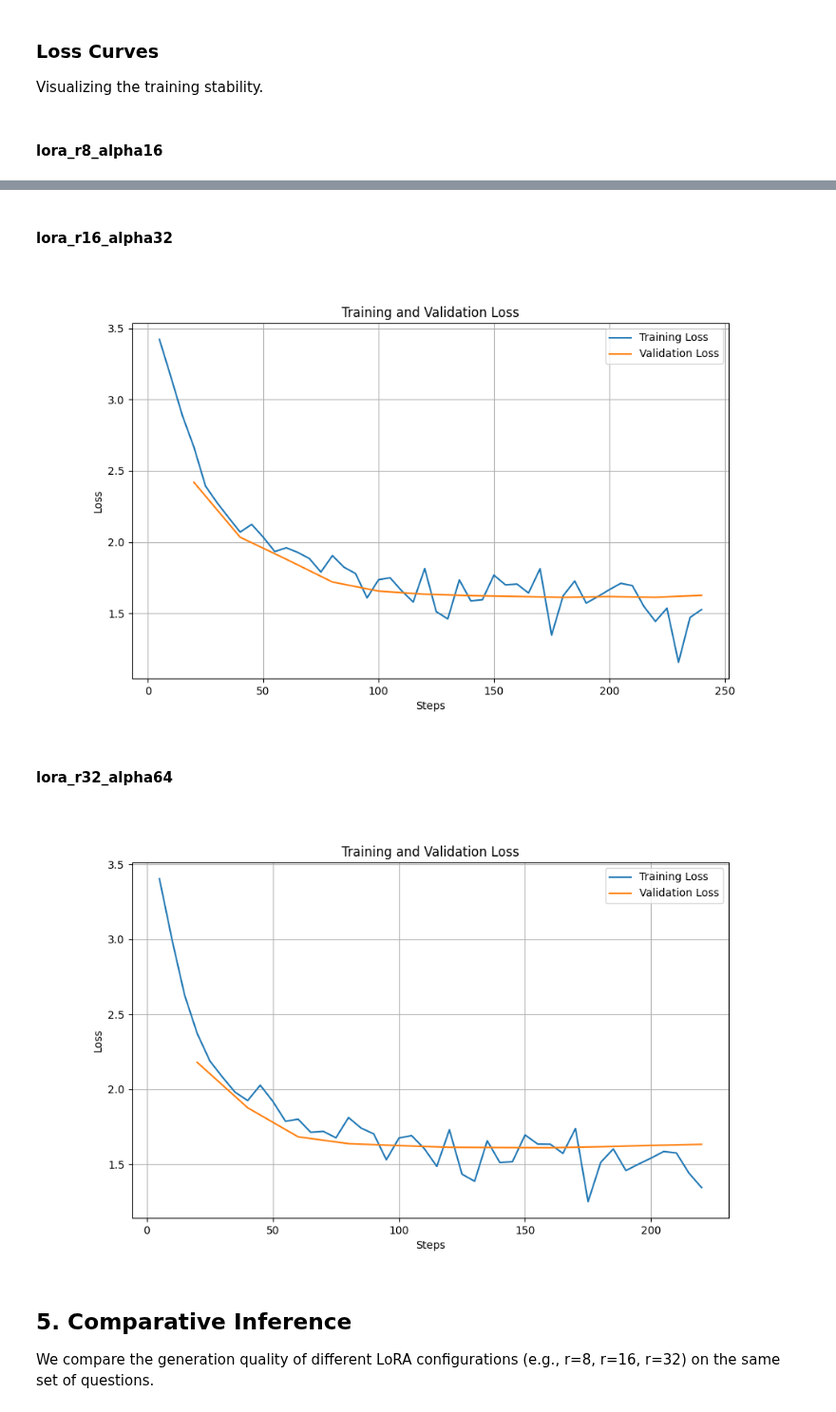
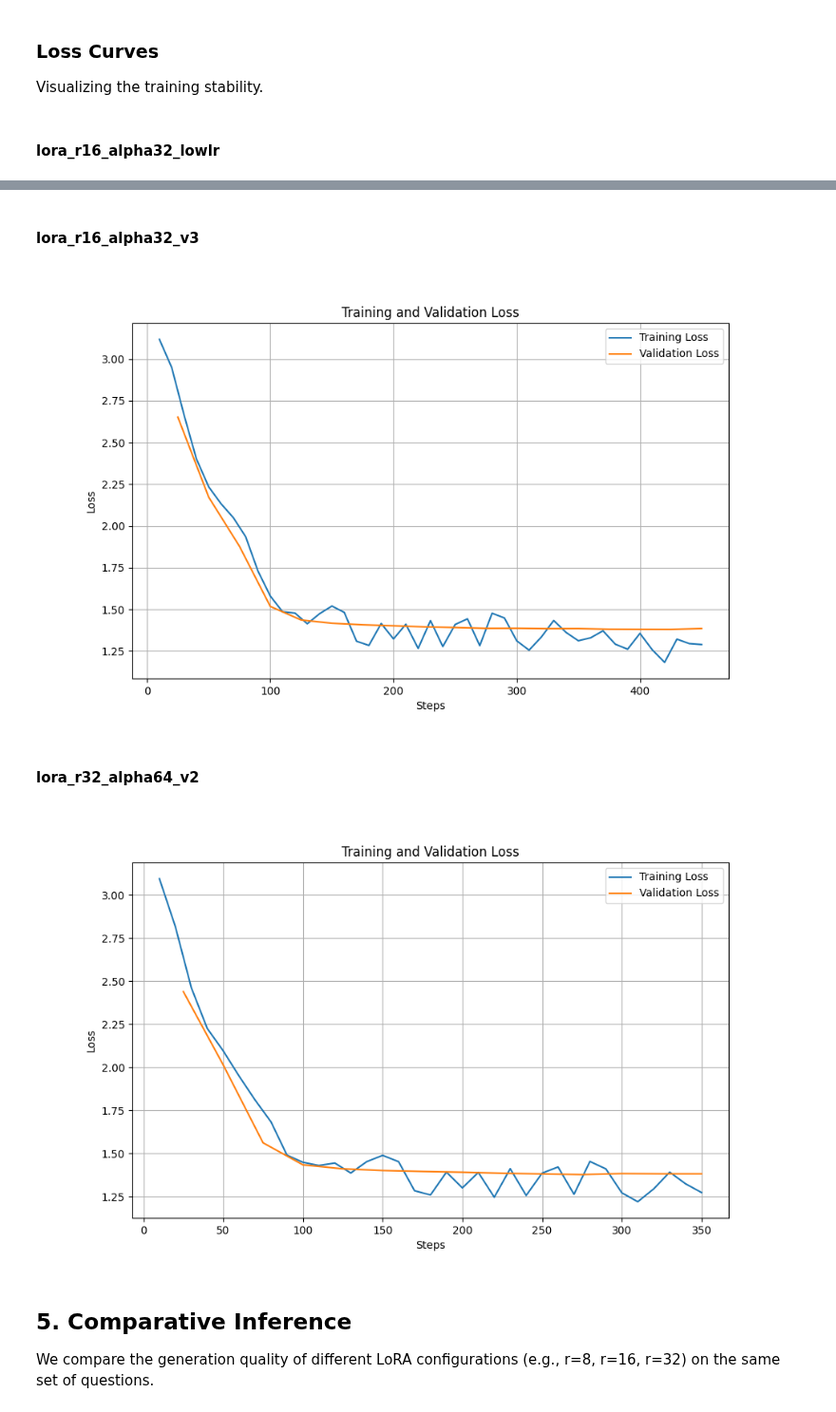
Before and after one commit to xt2201/finetune-qwen2.5-1.5b-ai-medical-chatbot, a Jupyter notebook: notebooks/notebook.ipynb, the cells around one changed output, grey strips where cells are left out. Shown at 95% size. Saved outputs shown, nothing was run; the diff lists cells and outputs as text; code cells hidden in the pictures.

```diff
--- a/notebooks/notebook.ipynb
+++ b/notebooks/notebook.ipynb
@@ -113,12 +113,20 @@ Report not found. Please run training first.
 ### Loss Curves
 Visualizing the training stability.
 # %%
-# Display loss curves for the experiments
-experiments = ["lora_r8_alpha16", "lora_r16_alpha32", "lora_r32_alpha64"]
-for exp in experiments:
-    img_path = f"../outputs/{exp}/loss_curve.png"
+# Display loss curves for all experiments (dynamic detection)
+outputs_dir = "../outputs"
+displayed = False
+
+for exp in sorted(os.listdir(outputs_dir)):
+    if exp.startswith('.') or exp == 'outputs_old':
+        continue
+    img_path = os.path.join(outputs_dir, exp, "loss_curve.png")
     if os.path.exists(img_path):
         display(Markdown(f"#### {exp}"))
         display(Image(filename=img_path))
+        displayed = True
+
+if not displayed:
+    print("No loss curves found. Please run training first.")
 # %% [output]
-#### lora_r8_alpha16
+#### lora_r16_alpha32_lowlr
@@ -126,7 +134,7 @@ for exp in experiments:
-#### lora_r16_alpha32
+#### lora_r16_alpha32_v3
-[figure, old version]
+[figure, new version]
-#### lora_r32_alpha64
+#### lora_r32_alpha64_v2
-[figure, old version]
+[figure, new version]
 # %% [markdown]
 ## 5. Comparative Inference
 We compare the generation quality of different LoRA configurations (e.g., r=8, r=16, r=32) on the same set of questions.
```
Also changed, not shown: parts of 6 cells of this notebook.
